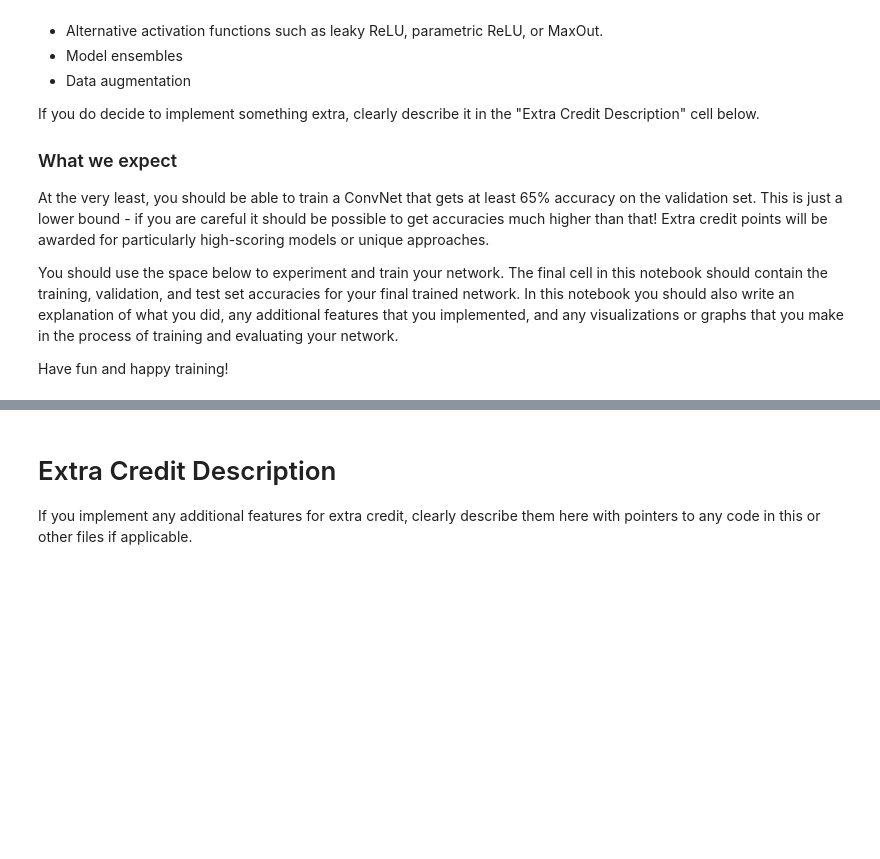
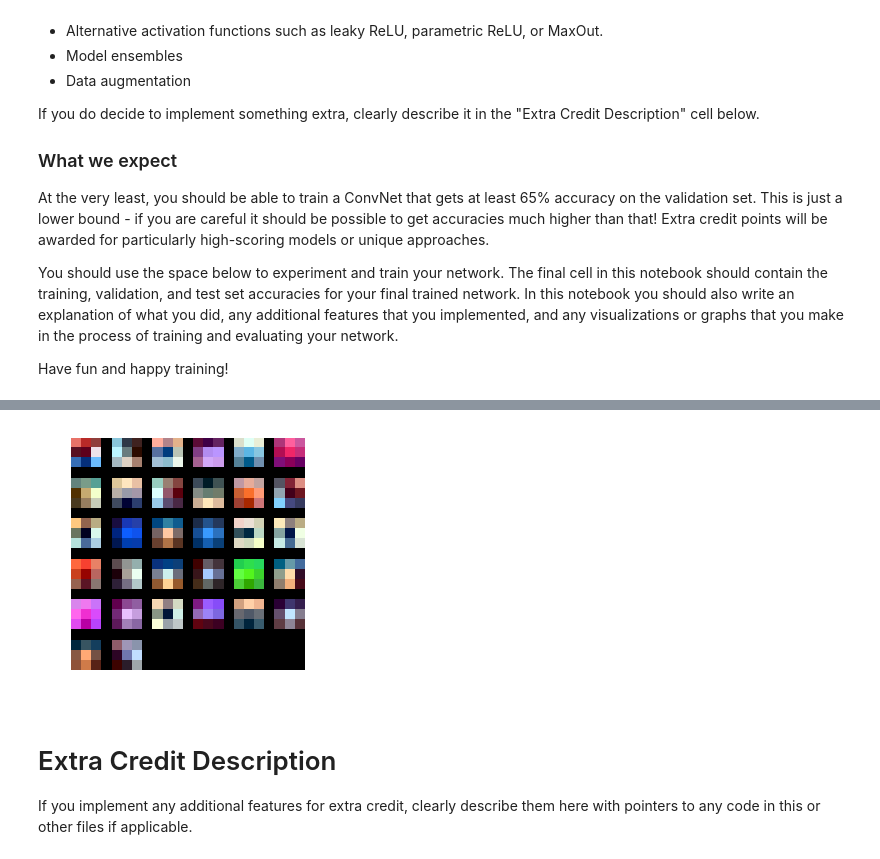
Before and after one commit to pawelkostek1/cs231n-convnets, a Jupyter notebook: assignment2/ConvolutionalNetworks.ipynb, the cells around one changed output, grey strips where cells are left out. Saved outputs shown, nothing was run; the diff lists cells and outputs as text; code cells hidden in the pictures; blank space fills up the shorter version.

Commit message:
Completed assignment 2 - implemented model for classifing CIFAR-10 that achives 68% accuracy (uses self-created class convnet.py).

```diff
--- a/assignment2/ConvolutionalNetworks.ipynb
+++ b/assignment2/ConvolutionalNetworks.ipynb
@@ -682,8 +690,11 @@ Have fun and happy training!
 # %%
-model = ThreeLayerConvNet(num_filters=64, filter_size=3, weight_scale=0.001, hidden_dim=500, reg=0.001)
+
+model = MultiLayerConvNet(num_filters=32, filter_size=3,
+                          use_spacebatchnorm=True, use_batchnorm=True,
+                          weight_scale=0.001, hidden_dim=500, reg=0.001)
 
 solver = Solver(model, data,
-                num_epochs=5, batch_size=50,
+                num_epochs=2, batch_size=50,
                 update_rule='adam',
                 optim_config={
                   'learning_rate': 1e-3,
@@ -711,3 +724,13 @@ solver.train()
+# %%
+from cs231n.vis_utils import visualize_grid
+
+grid = visualize_grid(model.params['W1'].transpose(0, 2, 3, 1))
+plt.imshow(grid.astype('uint8'))
+plt.axis('off')
+plt.gcf().set_size_inches(3, 3)
+plt.show()
+# %% [output]
+[figure, added]
 # %% [markdown]
 # Extra Credit Description
 If you implement any additional features for extra credit, clearly describe them here with pointers to any code in this or other files if applicable.
```
Also changed, not shown: parts of 20 cells of this notebook, 2 other files.
